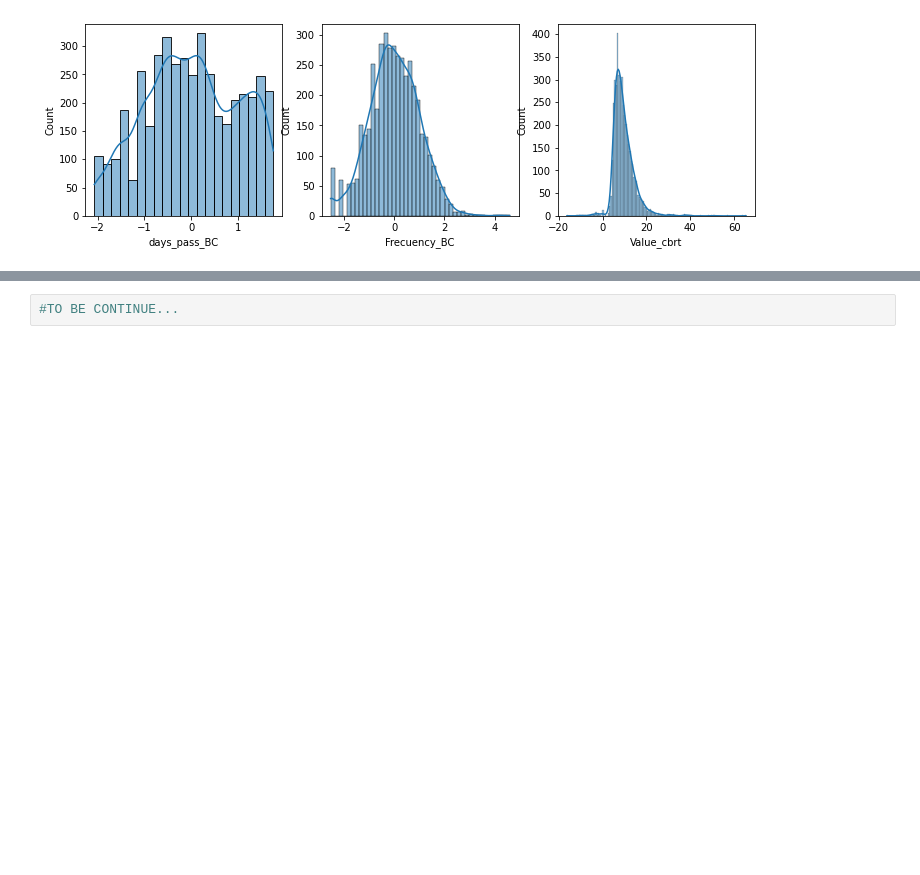
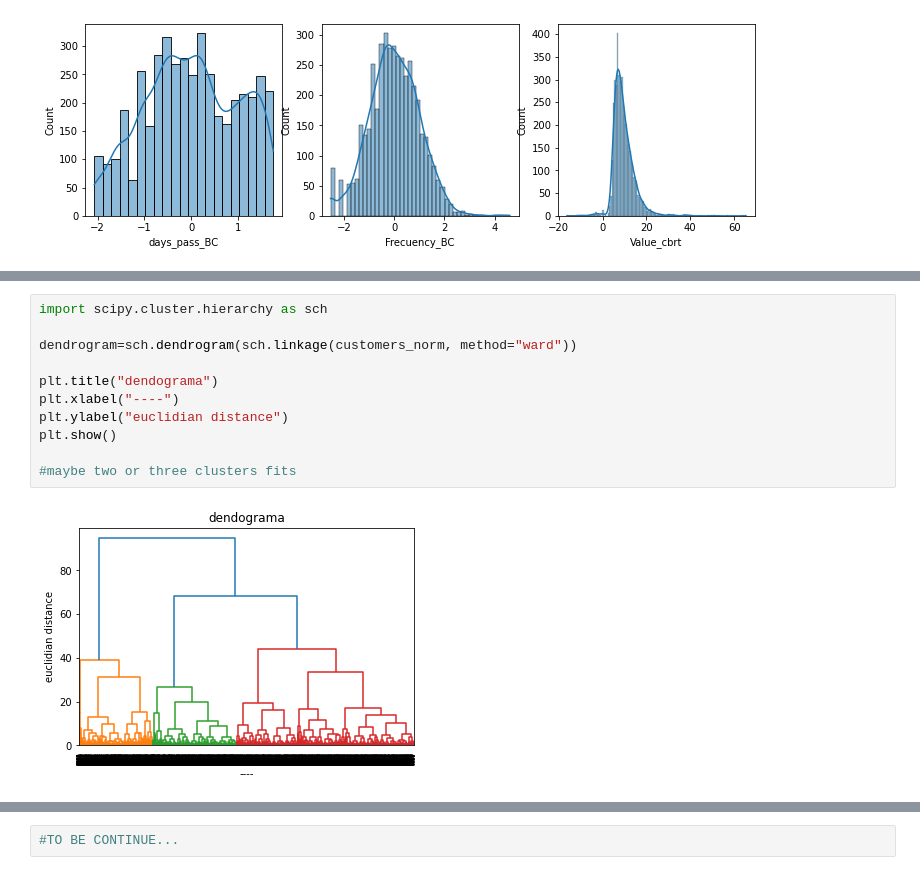
Before and after one commit to ecoplayer/Clients_segmentation, a Jupyter notebook: Client_Segmentation.ipynb, the cells around one changed output, grey strips where cells are left out. Drawn from its saved outputs; the diff is of its cells as text; blank space fills up the shorter version.

```diff
--- a/Client_Segmentation.ipynb
+++ b/Client_Segmentation.ipynb
@@ -202,0 +390,13 @@ pd.DataFrame(customers_normalized).describe()
+# %%
+import scipy.cluster.hierarchy as sch
+
+dendrogram=sch.dendrogram(sch.linkage(customers_norm, method="ward"))
+
+plt.title("dendograma")
+plt.xlabel("----")
+plt.ylabel("euclidian distance")
+plt.show()
+
+#maybe two or three clusters fits
+# %% [output]
+[figure, added]
```
Also changed, not shown: parts of 42 cells of this notebook, 1 other file.
